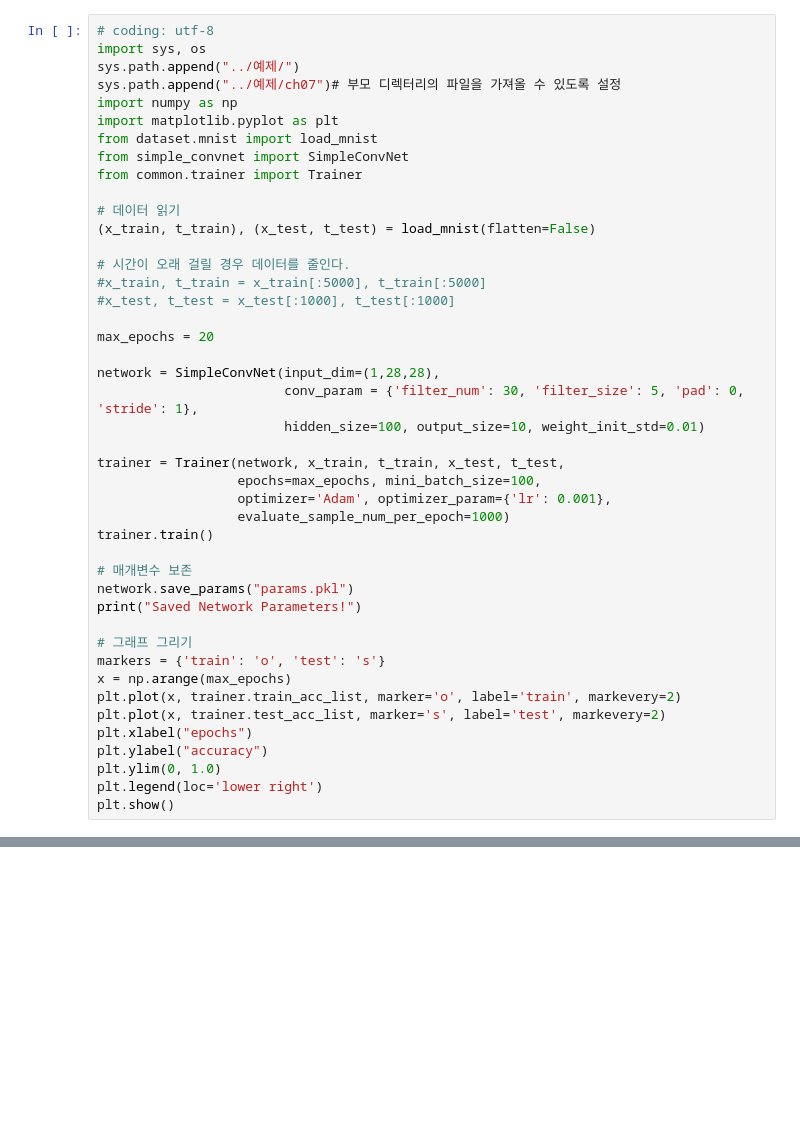
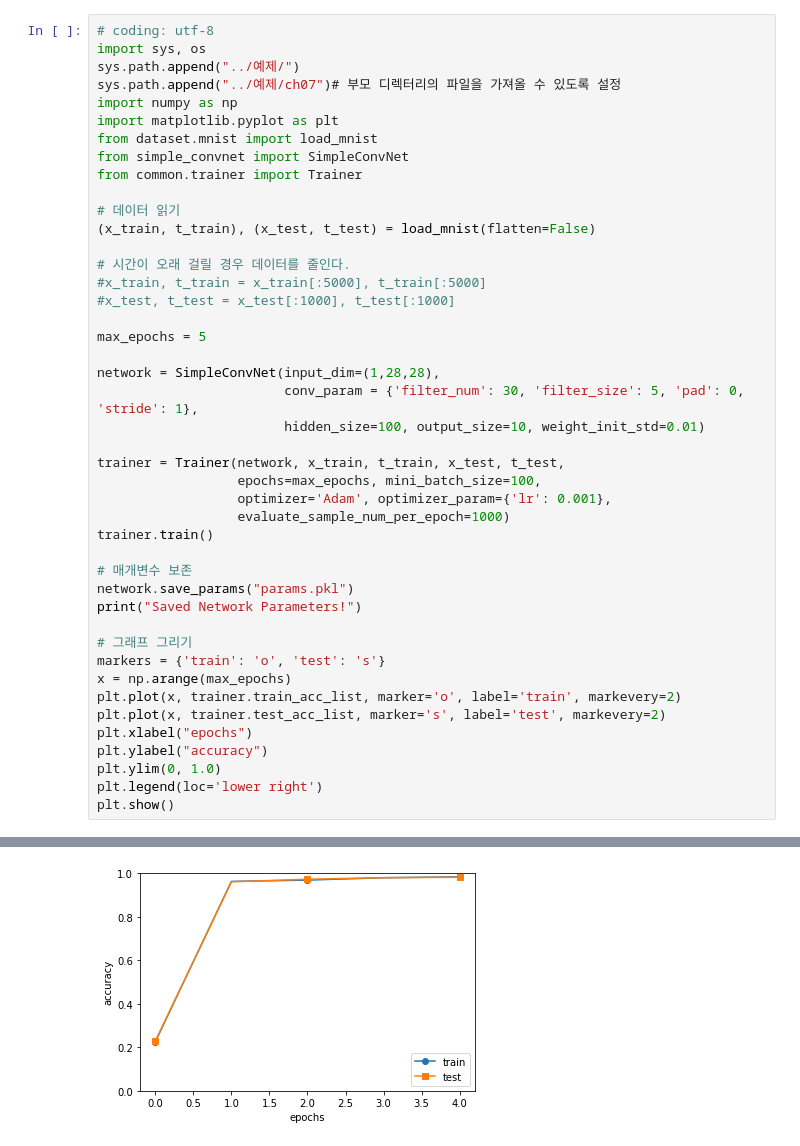
Before and after one commit to yyc9337/Deep-Learning, a Jupyter notebook: 밑바닥 부터 시작하는 딥러닝1 - 책 구현/8. CNN/CNN 적용.ipynb, the cells around one changed output, grey strips where cells are left out. Cells and saved outputs as stored; diff of their text form; blank space fills up the shorter version.

```diff
--- a/밑바닥 부터 시작하는 딥러닝1 - 책 구현/8. CNN/CNN 적용.ipynb
+++ b/밑바닥 부터 시작하는 딥러닝1 - 책 구현/8. CNN/CNN 적용.ipynb
@@ -16,7 +16,7 @@ from common.trainer import Trainer
 #x_train, t_train = x_train[:5000], t_train[:5000]
 #x_test, t_test = x_test[:1000], t_test[:1000]
 
-max_epochs = 20
+max_epochs = 5
 
 network = SimpleConvNet(input_dim=(1,28,28),
                         conv_param = {'filter_num': 30, 'filter_size': 5, 'pad': 0, 'stride': 1},
@@ -62,0 +63 @@ train loss:0.032793491390101376
+[figure, added]
```
Also changed, not shown: parts of 1 cell of this notebook, 1 other file.
